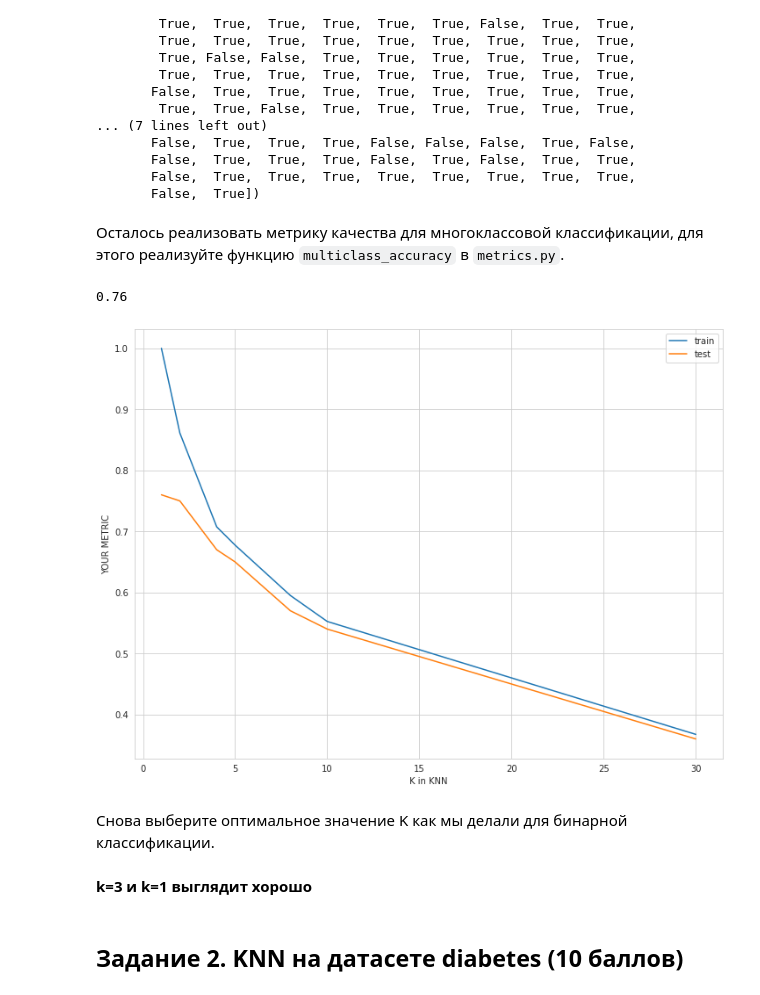
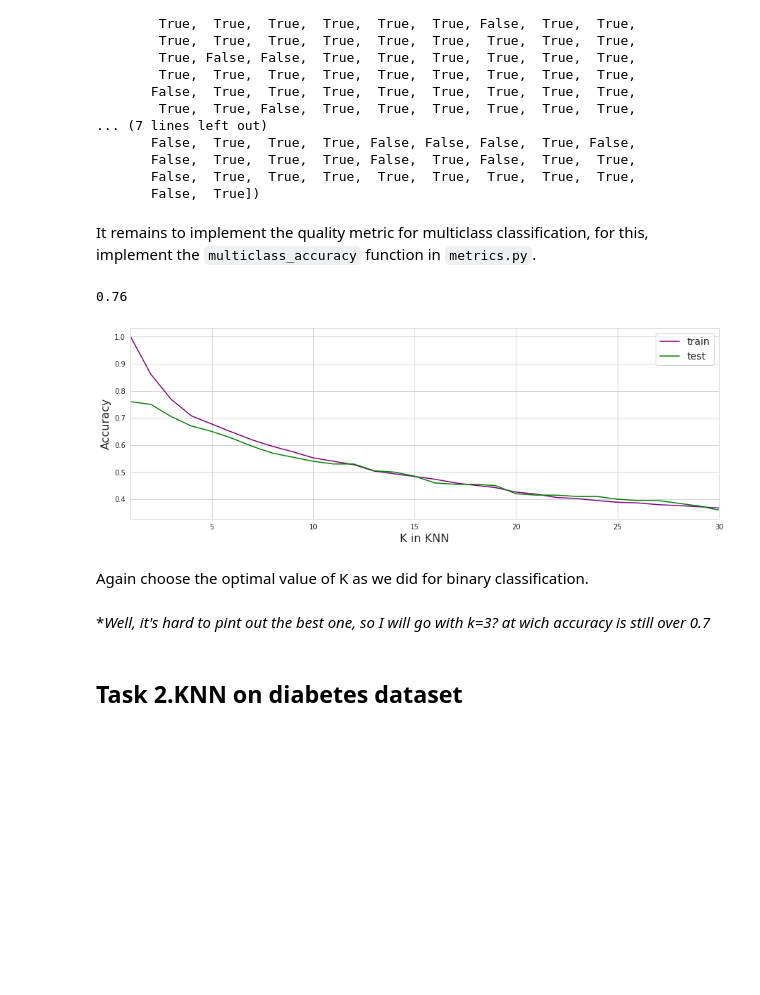
Before and after one commit to MShtol/BI_ML_2021, a Jupyter notebook: lesson_1/KNN.ipynb, the cells around one changed output. Saved outputs shown, nothing was run; the diff lists cells and outputs as text; code cells hidden in the pictures; blank space fills up the shorter version.

```diff
--- a/lesson_1/KNN.ipynb
+++ b/lesson_1/KNN.ipynb
@@ -203,8 +183,7 @@ binary_classification_metrics(prediction, binary_test_y)
 <img src="https://i.imgflip.com/406fu9.jpg" width="800" height="400">
 # %%
 from sklearn.metrics import precision_score, recall_score, f1_score, accuracy_score
-print(precision_score(binary_test_y, prediction))
-print(recall_score(binary_test_y, prediction))
-print(f1_score(binary_test_y, prediction))
-print(accuracy_score(binary_test_y, prediction))
+sklearn_metrics = [precision_score, recall_score, f1_score, accuracy_score]
+for metric in sklearn_metrics:
+    print(f'{metric.__name__}: {metric(binary_test_y, prediction)}')
 # %% [output]
@@ -288,27 +272,29 @@ array([ True, False,  True,  True, False,  True, False,  True, False,
        False,  True,  True,  True, False,  True, False,  True,  True,
        False,  True,  True,  True,  True,  True,  True,  True,  True,
        False,  True])
-# %% [markdown]
-Осталось реализовать метрику качества для многоклассовой классификации, для этого реализуйте функцию `multiclass_accuracy` в `metrics.py`.
+# %% [markdown]
+It remains to implement the quality metric for multiclass classification, for this, implement the `multiclass_accuracy` function in `metrics.py`.
 # %%
 # TODO: multiclass_accuracy in metrics.py
 multiclass_accuracy(predictions, y_test)
 # %% [output]
 0.76
 # %%
-params = [1, 2, 4, 5, 8, 10, 30]
+params = range(1,31)
 train_metrics, test_metrics = find_best_k(X_train, y_train, X_test, y_test, params, multiclass_accuracy)
 # %%
-plt.plot(params, train_metrics, label="train")
-plt.plot(params, test_metrics, label="test")
-plt.legend()
-plt.xlabel("K in KNN")
-plt.ylabel("YOUR METRIC");
+plt.figure(figsize=(15,5))
+plt.plot(params, train_metrics, label="train", color ='purple')
+plt.plot(params, test_metrics, label="test", color ='green')
+plt.xlim(1, 30)
+plt.legend(fontsize=14)
+plt.xlabel("K in KNN", fontsize=16)
+plt.ylabel("Accuracy", fontsize=16);
 # %% [output]
-[figure, old version]
+[figure, new version]
-# %% [markdown]
-Снова выберите оптимальное значение K как мы делали для бинарной классификации.
-# %% [markdown]
-**k=3 и k=1 выглядит хорошо**
+# %% [markdown]
+Again choose the optimal value of K as we did for binary classification.
+# %% [markdown]
+**Well, it's hard to pint out the best one, so I will go with k=3? at wich accuracy is still over 0.7*
 # %% [markdown]
-## Задание 2. KNN на датасете diabetes (10 баллов)
+## Task 2.KNN on diabetes dataset
```
Also changed, not shown: parts of 110 cells of this notebook, 1 other file.
